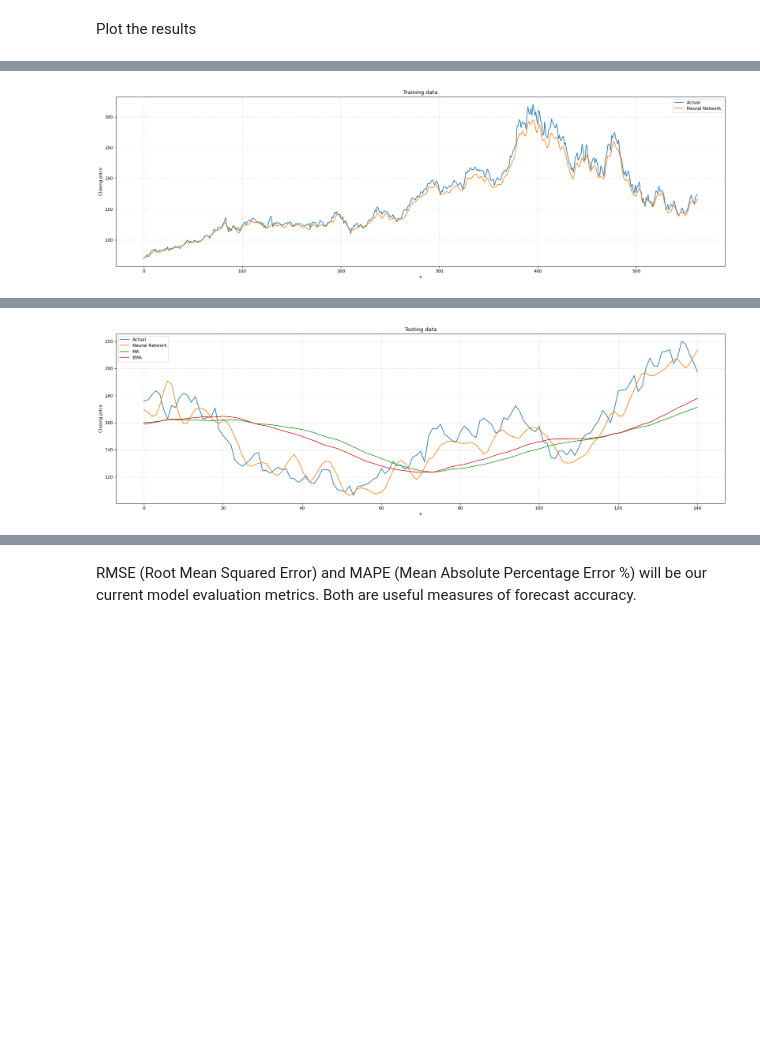
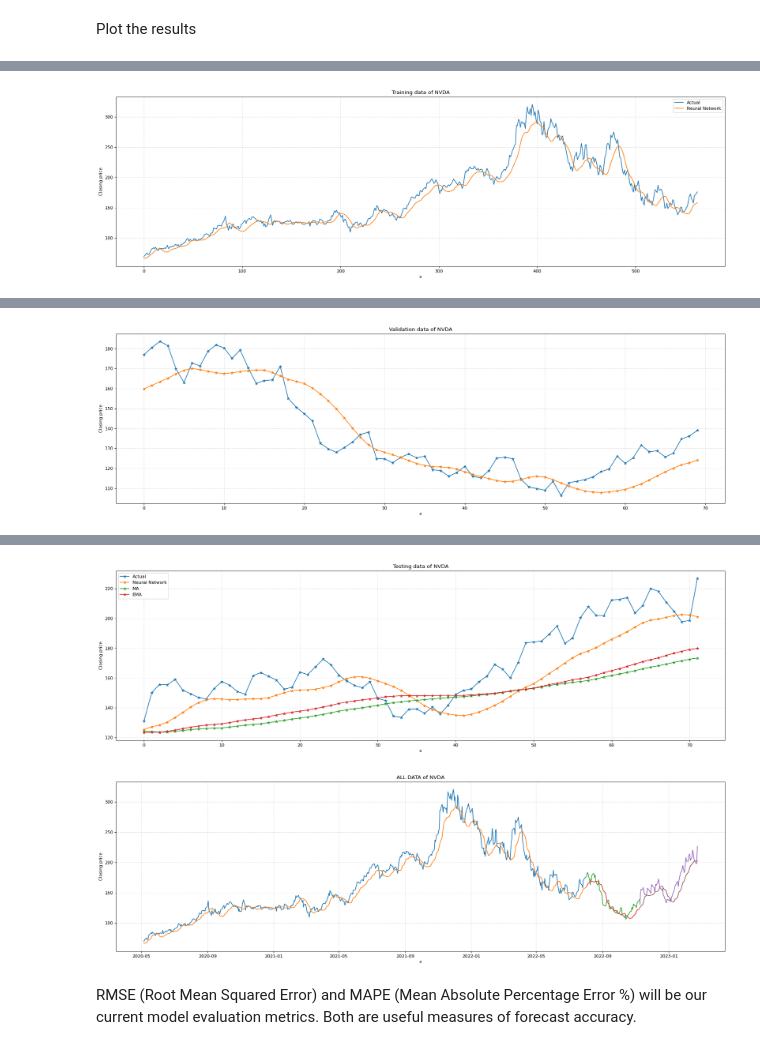
Before and after one commit to Alberu/ES327-Individual-Project, a Jupyter notebook: predictAssetPrices.ipynb, the cells around one changed output, grey strips where cells are left out. Drawn from its saved outputs; the diff is of its cells as text; code cells hidden in the pictures; blank space fills up the shorter version.

Commit message:
added a trader and validation and testing data

```diff
--- a/predictAssetPrices.ipynb
+++ b/predictAssetPrices.ipynb
@@ -464,6 +445,7 @@ def setupData(
     stocks, # data to be reshaped
     window = 50, # the number of days used to predic the next value (window size or lookback perdiod)
     predAhead = 10, # the number of days ahead that you are tyring to predict
+    validationSize = 0.1, # amount of data out of the training data to be used as validation
     testSize = 0.2, # the amount of data that will be  used for testing e.g. 0.2 -> 20%
     scale = True, # minmaxscaler
     scaler = preprocessing.MinMaxScaler(), # the scaler to be used
@@ -511,14 +493,20 @@ def setupData(
 
     # split the dataset into training & testing sets by date
     # make sure to convert to an integer so that it can be used for indexing
-    trainSamples = int((1 - testSize) * len(x))
+    trainSamples = int((1 - testSize - validationSize) * len(x))
+    valSamples = int(validationSize * len(x))
     data["xtrain"] = x[:trainSamples]
     data["ytrain"] = y[:trainSamples]
-    data["xtest"]  = x[trainSamples:]
-    data["ytest"]  = y[trainSamples:]
+
+    data["xval"] = x[trainSamples:trainSamples+valSamples]
+    data["yval"] = y[trainSamples:trainSamples+valSamples]
+
+    data["xtest"]  = x[trainSamples+valSamples:]
+    data["ytest"]  = y[trainSamples+valSamples:]
 
     data["trainDates"] = ydates[:trainSamples]
-    data["testDates"] = ydates[trainSamples:]
+    data["valDates"] = ydates[trainSamples:trainSamples+valSamples]
+    data["testDates"] = ydates[trainSamples+valSamples:]
 
     return data
 # %%
@@ -531,7 +519,7 @@ Each day contains the prices for: Index(['open', 'high', 'low', 'close', 'adjclo
 Index(['open', 'high', 'low', 'close', 'adjclose', 'volume', 'ticker'], dtype='object')
 # %%
 # process the data
-data = setupData(stocks, config["nn"]["window"], config["data"]["lookahead"], config["data"]["testSize"], config["data"]["scale"], config["data"]["scaler"], config["data"]["inputs"])
+data = setupData(stocks, config["nn"]["window"], config["data"]["lookahead"], config["data"]["validation"], config["data"]["testSize"], config["data"]["scale"], config["data"]["scaler"], config["data"]["inputs"])
 data.keys()
 
 print(f"{data.keys()}\n\nHere are the adjusted values downloaded:")
@@ -589,7 +577,7 @@ tensorboard = TensorBoard(log_dir=os.path.join("logs", model_name))
 model.fit(data["xtrain"], data["ytrain"],
                     batch_size=64,
                     epochs=10,
-                    validation_data=(data["xtest"], data["ytest"]),
+                    validation_data=(data["xval"], data["yval"]),
                     verbose=1) # should be able to chance verbose to 100 to display every 100 but doesn't seem to work
                     # callbacks=[checkpointer, tensorboard],
 # %% [output]
@@ -617,8 +613,8 @@ Epoch 10/10
 # %% [markdown]
 Plot the results
 # %%
-
 # plot the results
+# TRAINING DATA
 fig= plt.figure(figsize=(25, 7), dpi=80)
 # for the training
 pred_ytrain = model.predict(data["xtrain"])
@@ -628,7 +624,7 @@ pred_ytrain = np.squeeze(config["data"]["scaler"].inverse_transform(pred_ytrain)
 ytrain = np.squeeze(config["data"]["scaler"].inverse_transform(np.expand_dims(ytrain, axis=0)))
 plt.plot(ytrain)
 plt.plot(pred_ytrain)
-plt.title("Training data")
+plt.title(f"Training data of {config['data']['ticker']}")
 plt.xlabel("x")
 plt.ylabel("Closing price")
 xticks = 100
@@ -637,8 +633,25 @@ plt.grid(which="major", color='k', linestyle=':', linewidth=1, alpha = 0.2)
 plt.legend("Actual,Neural Network".split(","))
 plt.show()
 
+# VALIDATION DATA
+fig= plt.figure(figsize=(25, 7), dpi=80)
+# for the training
+pred_yval = model.predict(data["xval"])
+yval = data["yval"]
+# scaler = config["data"]["scaler"]
+pred_yval = np.squeeze(config["data"]["scaler"].inverse_transform(pred_yval))
+yval = np.squeeze(config["data"]["scaler"].inverse_transform(np.expand_dims(yval, axis=0)))
+plt.plot(yval, "*-") # actual data
+plt.plot(pred_yval, "*-")
+plt.title(f"Validation data of {config['data']['ticker']}")
+plt.xlabel("x")
+plt.ylabel("Closing price")
+xticks = 100
+step = round(len(data["raw"]["adjclose"].keys())/xticks)
+plt.grid(which="major", color='k', linestyle=':', linewidth=1, alpha = 0.2)
+plt.show()
 
-
+# TEST DATA
 # calcualte the price using a simple moving average
 pred_MA = np.mean(data["xtest"], axis = 1)
 pred_MA = pred_MA[:, 0] # take only the adjclose price out
@@ -649,9 +662,6 @@ pred_EMA = np.squeeze(config["data"]["scaler"].inverse_transform(pred_EMA))
 weights = np.exp(np.linspace(-1, 0, config["nn"]["window"]))
 weights /= weights.sum()
 pred_EMA = pred_EMA@weights
-
-
-
 # plot the results
 fig= plt.figure(figsize=(25, 7), dpi=80)
 # for the training
@@ -660,11 +670,11 @@ ytest = data["ytest"]
 # scaler = config["data"]["scaler"]
 pred_ytest = np.squeeze(config["data"]["scaler"].inverse_transform(pred_ytest))
 ytest = np.squeeze(config["data"]["scaler"].inverse_transform(np.expand_dims(ytest, axis=0)))
-plt.plot(ytest) # actual data
-plt.plot(pred_ytest) # prediction made by neural network
-plt.plot(pred_MA)
-plt.plot(pred_EMA)
-plt.title("Testing data")
+plt.plot(ytest, "*-") # actual data
+plt.plot(pred_ytest, "*-") # prediction made by neural network
+plt.plot(pred_MA, "*-")
+plt.plot(pred_EMA, "*-")
+plt.title(f"Testing data of {config['data']['ticker']}")
 plt.xlabel("x")
 plt.ylabel("Closing price")
 xticks = 100
@@ -672,4 +682,20 @@ step = round(len(data["raw"]["adjclose"].keys())/xticks)
 plt.grid(which="major", color='k', linestyle=':', linewidth=1, alpha = 0.2)
 plt.legend("Actual,Neural Network,MA,EMA".split(","))
 plt.show()
+
+# ALL 3 TOGETHER
+# plot the results
+fig= plt.figure(figsize=(25, 7), dpi=80)
+# for the training
+plt.plot(data["trainDates"],ytrain) # train data
+plt.plot(data["trainDates"], pred_ytrain)
+plt.plot(data["valDates"], yval) # val data
+plt.plot(data["valDates"], pred_yval)
+plt.plot(data["testDates"], ytest) # test data
+plt.plot(data["testDates"], pred_ytest)
+plt.title(f"ALL DATA of {config['data']['ticker']}")
+plt.xlabel("x")
+plt.ylabel("Closing price")
+plt.grid(which="major", color='k', linestyle=':', linewidth=1, alpha = 0.2)
+plt.show()
 # %% [output]
@@ -677 +706 @@ plt.show()
-[figure, old version]
+[figure, new version]
@@ -679 +708 @@ plt.show()
-[figure, old version]
+[figure, new version]
@@ -680,3 +710,5 @@ plt.show()
+[figure, added]
+[figure, added]
 # %% [markdown]
  RMSE (Root Mean Squared Error) and MAPE (Mean Absolute Percentage Error %) will be our current model evaluation metrics. Both are useful measures of forecast accuracy.
 # %%
```
Also changed, not shown: parts of 10 cells of this notebook.
